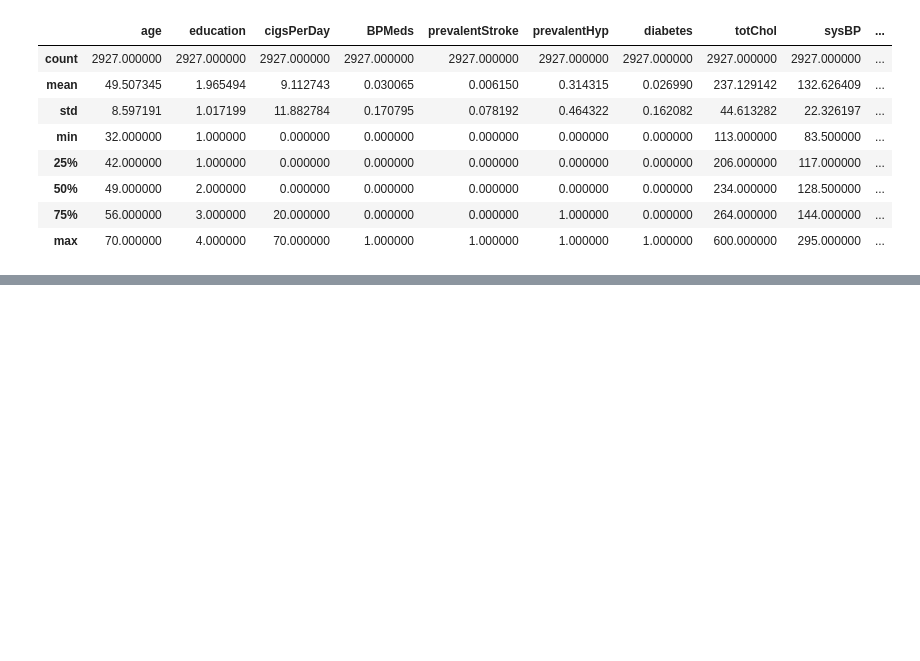
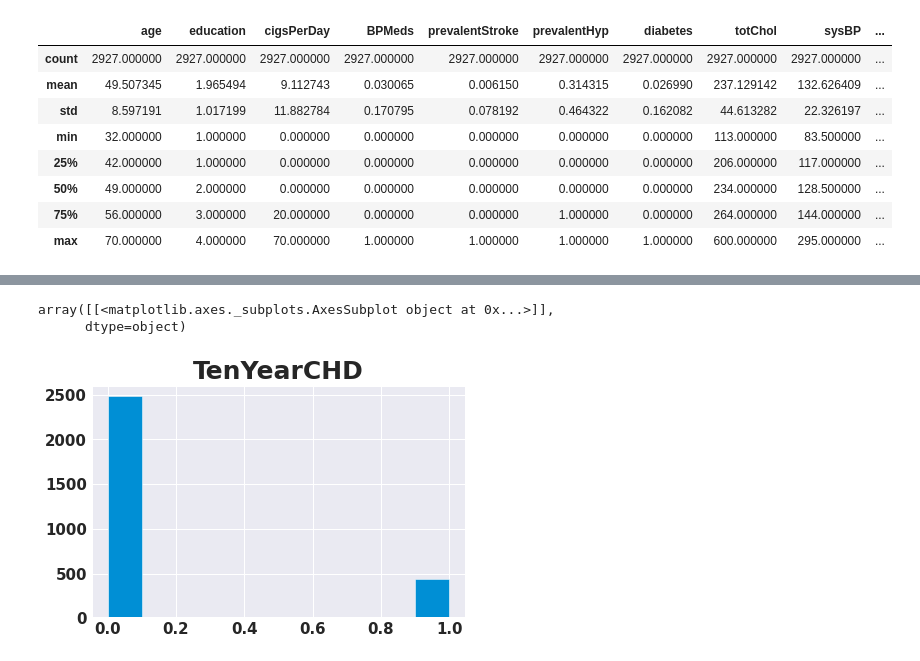
Before and after one commit to kavrit/Cardiovascular-Risk-Prediction, a Jupyter notebook: Capstone_Project_Cardiovascular_Risk_Prediction.ipynb, the cells around one changed output, grey strips where cells are left out. Saved outputs shown, nothing was run; the diff lists cells and outputs as text; code cells hidden in the pictures; blank space fills up the shorter version.

```diff
--- a/Capstone_Project_Cardiovascular_Risk_Prediction.ipynb
+++ b/Capstone_Project_Cardiovascular_Risk_Prediction.ipynb
@@ -321,0 +348,6 @@ independent_vars.describe()
+# %%
+dependent_vars.hist()
+# %% [output]
+array([[<matplotlib.axes._subplots.AxesSubplot object at 0x...>]],
+      dtype=object)
+[figure, added]
```
Also changed, not shown: parts of 35 cells of this notebook.
